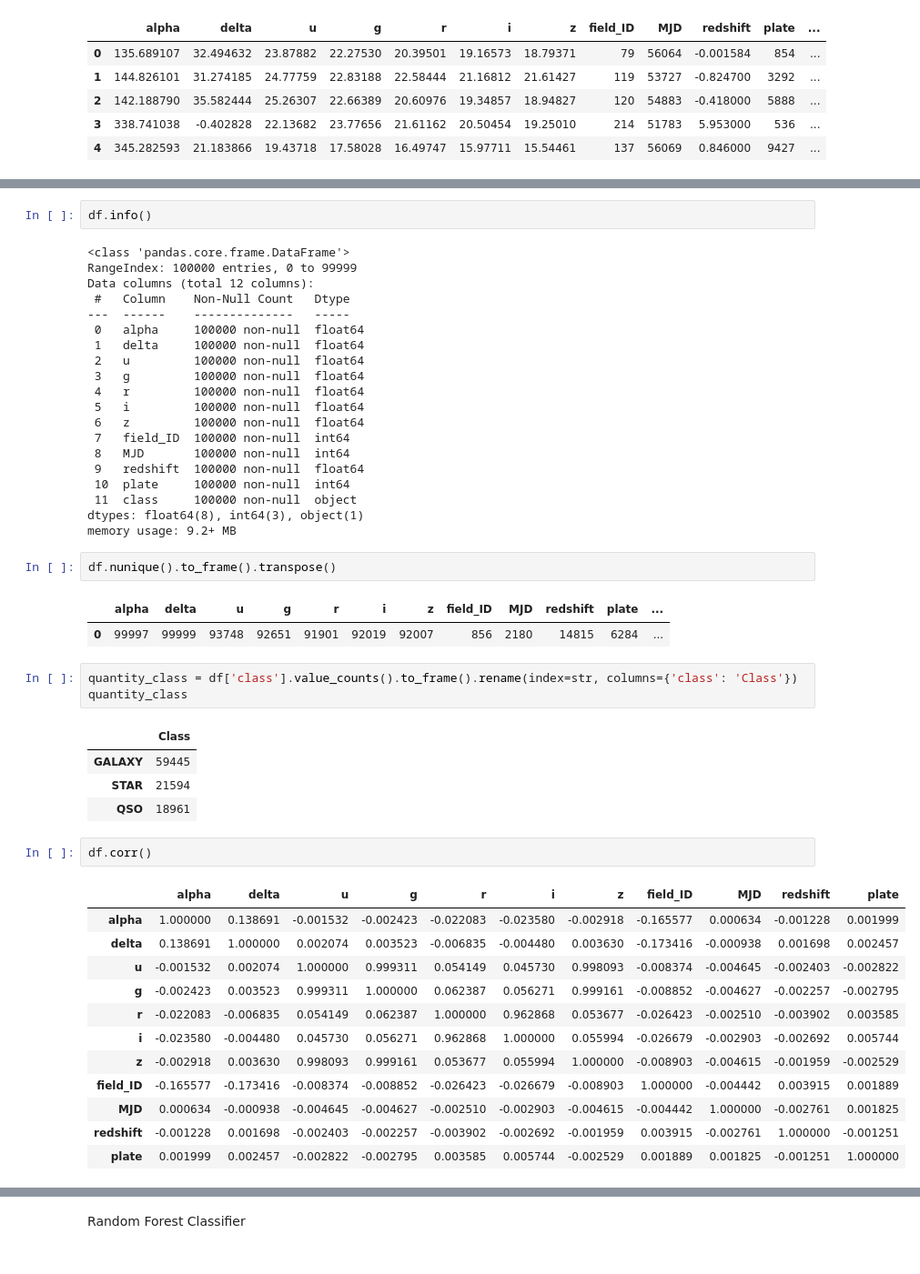
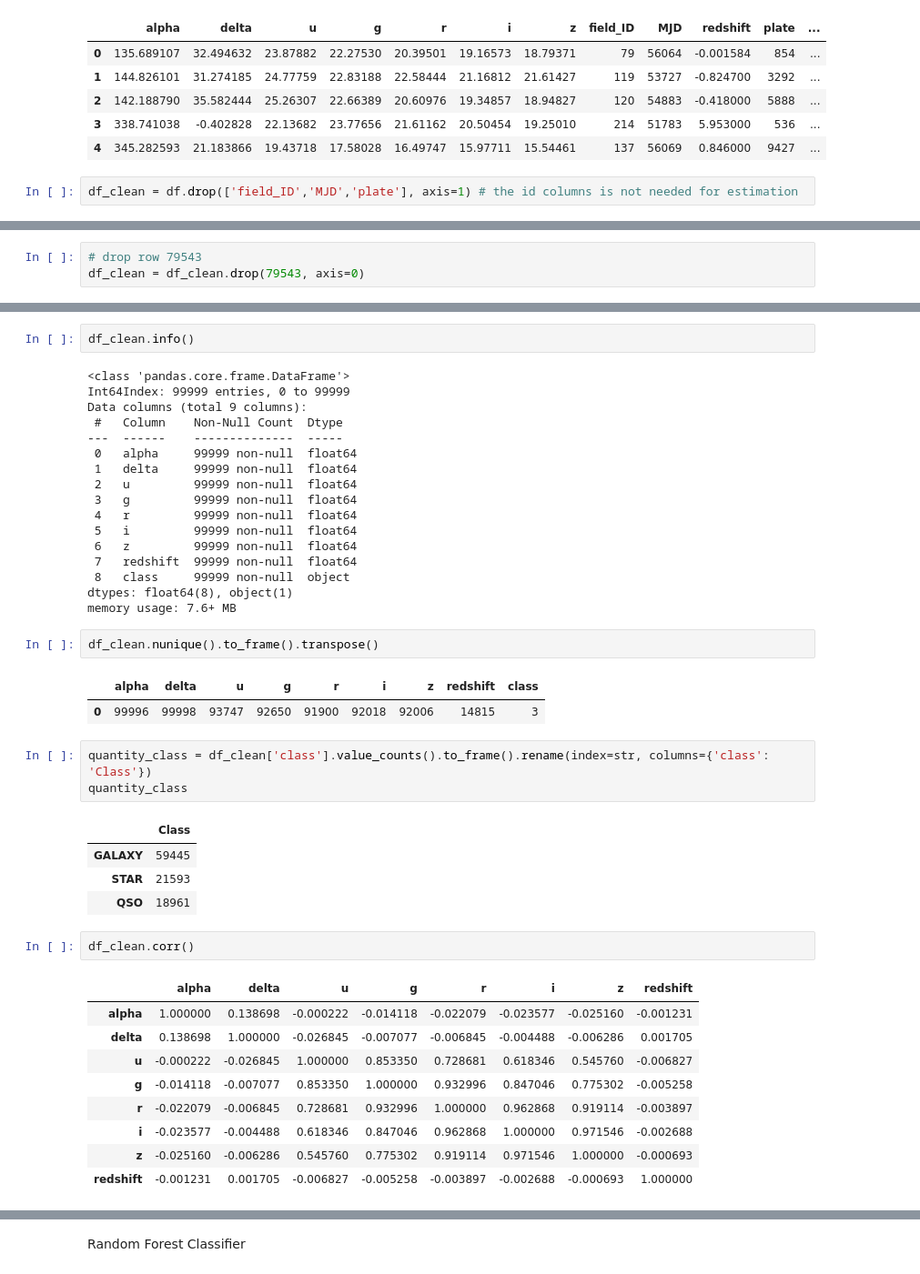
Before and after one commit to MaximosMp/IML_A2, a Jupyter notebook: IML_A2/RandomForest_original.ipynb, the cells around one changed output, grey strips where cells are left out. Shown: that part at 91% size. Drawn from its saved outputs; the diff is of its cells as text.

```diff
--- a/IML_A2/RandomForest_original.ipynb
+++ b/IML_A2/RandomForest_original.ipynb
@@ -21,3 +21,5 @@ df.head()
 | 2 | 142.188790 | 35.582444 | 25.26307 | 22.66389 | 20.60976 | 19.34857 | 18.94827 | 120 | 54883 | -0.418000 | 5888 | ... |
 | 3 | 338.741038 | -0.402828 | 22.13682 | 23.77656 | 21.61162 | 20.50454 | 19.25010 | 214 | 51783 | 5.953000 | 536 | ... |
 | 4 | 345.282593 | 21.183866 | 19.43718 | 17.58028 | 16.49747 | 15.97711 | 15.54461 | 137 | 56069 | 0.846000 | 9427 | ... |
+# %%
+df_clean = df.drop(['field_ID','MJD','plate'], axis=1) # the id columns is not needed for estimation
@@ -24 +70,4 @@ df.head()
+# %%
+# drop row 79543
+df_clean = df_clean.drop(79543, axis=0)
 # %%
@@ -36,52 +85,46 @@ df.describe()
 # %%
-df.info()
+df_clean.info()
 # %% [output]
 <class 'pandas.core.frame.DataFrame'>
-RangeIndex: 100000 entries, 0 to 99999
-Data columns (total 12 columns):
- #   Column    Non-Null Count   Dtype
----  ------    --------------   -----
- 0   alpha     100000 non-null  float64
- 1   delta     100000 non-null  float64
- 2   u         100000 non-null  float64
- 3   g         100000 non-null  float64
- 4   r         100000 non-null  float64
- 5   i         100000 non-null  float64
- 6   z         100000 non-null  float64
- 7   field_ID  100000 non-null  int64
- 8   MJD       100000 non-null  int64
- 9   redshift  100000 non-null  float64
- 10  plate     100000 non-null  int64
- 11  class     100000 non-null  object
-dtypes: float64(8), int64(3), object(1)
-memory usage: 9.2+ MB
+Int64Index: 99999 entries, 0 to 99999
+Data columns (total 9 columns):
+ #   Column    Non-Null Count  Dtype
+---  ------    --------------  -----
+ 0   alpha     99999 non-null  float64
+ 1   delta     99999 non-null  float64
+ 2   u         99999 non-null  float64
+ 3   g         99999 non-null  float64
+ 4   r         99999 non-null  float64
+ 5   i         99999 non-null  float64
+ 6   z         99999 non-null  float64
+ 7   redshift  99999 non-null  float64
+ 8   class     99999 non-null  object
+dtypes: float64(8), object(1)
+memory usage: 7.6+ MB
 # %%
-df.nunique().to_frame().transpose()
+df_clean.nunique().to_frame().transpose()
 # %% [output]
-|  | alpha | delta | u | g | r | i | z | field_ID | MJD | redshift | plate | ... |
-| 0 | 99997 | 99999 | 93748 | 92651 | 91901 | 92019 | 92007 | 856 | 2180 | 14815 | 6284 | ... |
+|  | alpha | delta | u | g | r | i | z | redshift | class |
+| 0 | 99996 | 99998 | 93747 | 92650 | 91900 | 92018 | 92006 | 14815 | 3 |
 # %%
-quantity_class = df['class'].value_counts().to_frame().rename(index=str, columns={'class': 'Class'})
+quantity_class = df_clean['class'].value_counts().to_frame().rename(index=str, columns={'class': 'Class'})
 quantity_class
 # %% [output]
 |  | Class |
 | GALAXY | 59445 |
-| STAR | 21594 |
+| STAR | 21593 |
 | QSO | 18961 |
 # %%
-df.corr()
+df_clean.corr()
 # %% [output]
-|  | alpha | delta | u | g | r | i | z | field_ID | MJD | redshift | plate |
-| alpha | 1.000000 | 0.138691 | -0.001532 | -0.002423 | -0.022083 | -0.023580 | -0.002918 | -0.165577 | 0.000634 | -0.001228 | 0.001999 |
-| delta | 0.138691 | 1.000000 | 0.002074 | 0.003523 | -0.006835 | -0.004480 | 0.003630 | -0.173416 | -0.000938 | 0.001698 | 0.002457 |
-| u | -0.001532 | 0.002074 | 1.000000 | 0.999311 | 0.054149 | 0.045730 | 0.998093 | -0.008374 | -0.004645 | -0.002403 | -0.002822 |
-| g | -0.002423 | 0.003523 | 0.999311 | 1.000000 | 0.062387 | 0.056271 | 0.999161 | -0.008852 | -0.004627 | -0.002257 | -0.002795 |
-| r | -0.022083 | -0.006835 | 0.054149 | 0.062387 | 1.000000 | 0.962868 | 0.053677 | -0.026423 | -0.002510 | -0.003902 | 0.003585 |
-| i | -0.023580 | -0.004480 | 0.045730 | 0.056271 | 0.962868 | 1.000000 | 0.055994 | -0.026679 | -0.002903 | -0.002692 | 0.005744 |
-| z | -0.002918 | 0.003630 | 0.998093 | 0.999161 | 0.053677 | 0.055994 | 1.000000 | -0.008903 | -0.004615 | -0.001959 | -0.002529 |
-| field_ID | -0.165577 | -0.173416 | -0.008374 | -0.008852 | -0.026423 | -0.026679 | -0.008903 | 1.000000 | -0.004442 | 0.003915 | 0.001889 |
-| MJD | 0.000634 | -0.000938 | -0.004645 | -0.004627 | -0.002510 | -0.002903 | -0.004615 | -0.004442 | 1.000000 | -0.002761 | 0.001825 |
-| redshift | -0.001228 | 0.001698 | -0.002403 | -0.002257 | -0.003902 | -0.002692 | -0.001959 | 0.003915 | -0.002761 | 1.000000 | -0.001251 |
-| plate | 0.001999 | 0.002457 | -0.002822 | -0.002795 | 0.003585 | 0.005744 | -0.002529 | 0.001889 | 0.001825 | -0.001251 | 1.000000 |
+|  | alpha | delta | u | g | r | i | z | redshift |
+| alpha | 1.000000 | 0.138698 | -0.000222 | -0.014118 | -0.022079 | -0.023577 | -0.025160 | -0.001231 |
+| delta | 0.138698 | 1.000000 | -0.026845 | -0.007077 | -0.006845 | -0.004488 | -0.006286 | 0.001705 |
+| u | -0.000222 | -0.026845 | 1.000000 | 0.853350 | 0.728681 | 0.618346 | 0.545760 | -0.006827 |
+| g | -0.014118 | -0.007077 | 0.853350 | 1.000000 | 0.932996 | 0.847046 | 0.775302 | -0.005258 |
+| r | -0.022079 | -0.006845 | 0.728681 | 0.932996 | 1.000000 | 0.962868 | 0.919114 | -0.003897 |
+| i | -0.023577 | -0.004488 | 0.618346 | 0.847046 | 0.962868 | 1.000000 | 0.971546 | -0.002688 |
+| z | -0.025160 | -0.006286 | 0.545760 | 0.775302 | 0.919114 | 0.971546 | 1.000000 | -0.000693 |
+| redshift | -0.001231 | 0.001705 | -0.006827 | -0.005258 | -0.003897 | -0.002688 | -0.000693 | 1.000000 |
 # %%
 plt.figure(figsize=(15,15))
```
Also changed, not shown: parts of 13 cells of this notebook, 1 other file.
